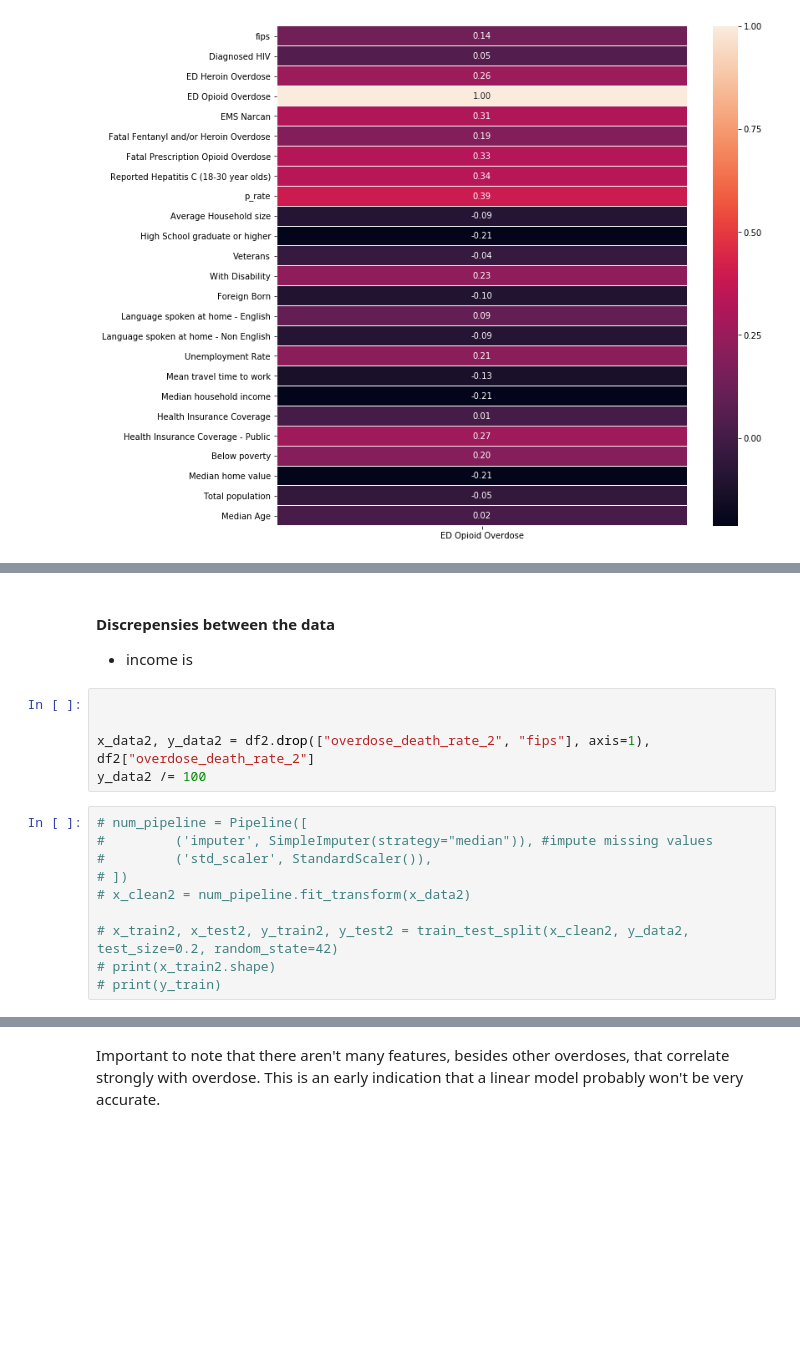
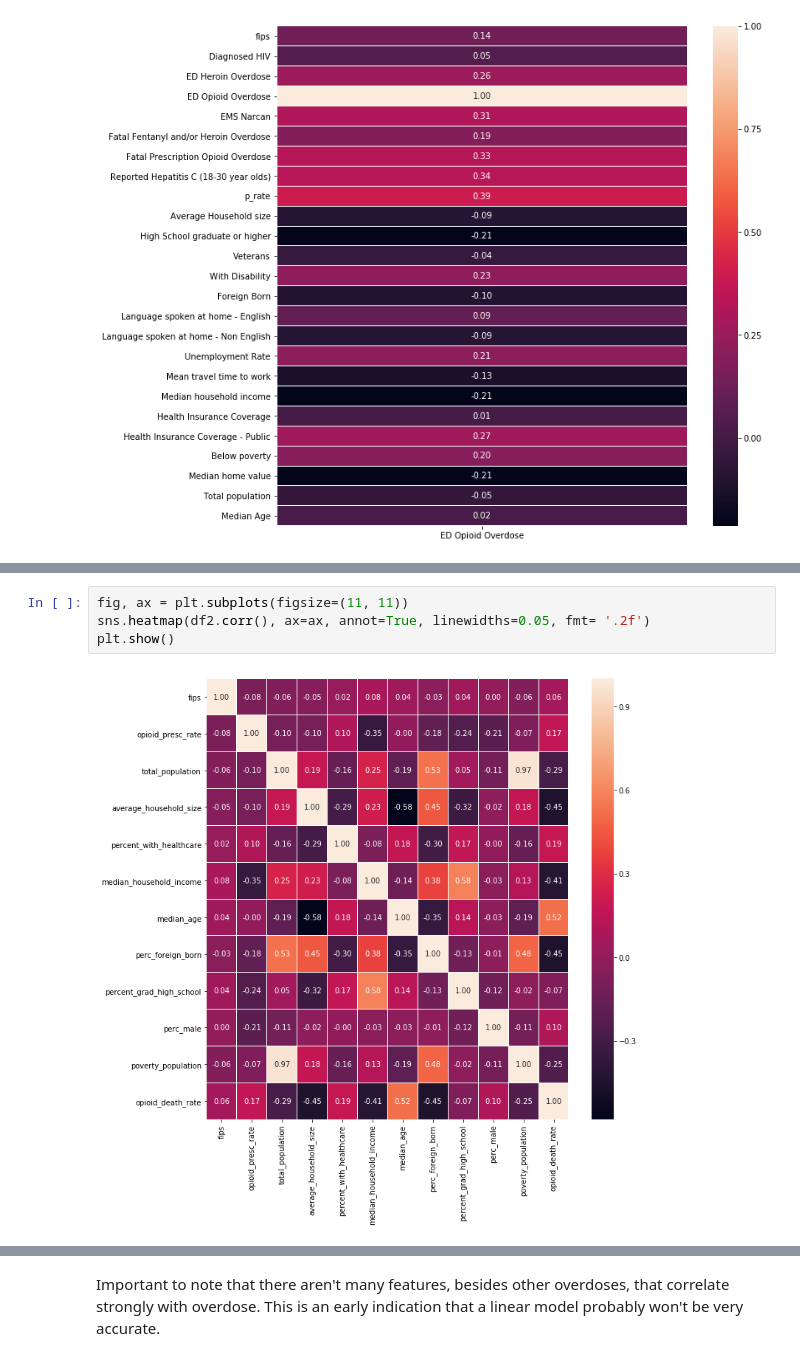
Before and after one commit to rohitmusti/ML-Final-Project, a Jupyter notebook: Final Project w_regressions.ipynb, the cells around one changed output, grey strips where cells are left out. Saved outputs shown, nothing was run; the diff lists cells and outputs as text; blank space fills up the shorter version.

```diff
--- a/Final Project w_regressions.ipynb
+++ b/Final Project w_regressions.ipynb
@@ -195,18 +168,6 @@ df.describe()
-# %% [markdown]
-#### Discrepensies between the data
-- income is
-# %%
-
-
-x_data2, y_data2 = df2.drop(["overdose_death_rate_2", "fips"], axis=1), df2["overdose_death_rate_2"]
-y_data2 /= 100
-# %%
-# num_pipeline = Pipeline([
-#         ('imputer', SimpleImputer(strategy="median")), #impute missing values
-#         ('std_scaler', StandardScaler()),
-# ])
-# x_clean2 = num_pipeline.fit_transform(x_data2)
-
-# x_train2, x_test2, y_train2, y_test2 = train_test_split(x_clean2, y_data2, test_size=0.2, random_state=42)
-# print(x_train2.shape)
-# print(y_train)
+# %%
+fig, ax = plt.subplots(figsize=(11, 11))
+sns.heatmap(df2.corr(), ax=ax, annot=True, linewidths=0.05, fmt= '.2f')
+plt.show()
+# %% [output]
+[figure, added]
```
Also changed, not shown: parts of 25 cells of this notebook, 4 other files.
